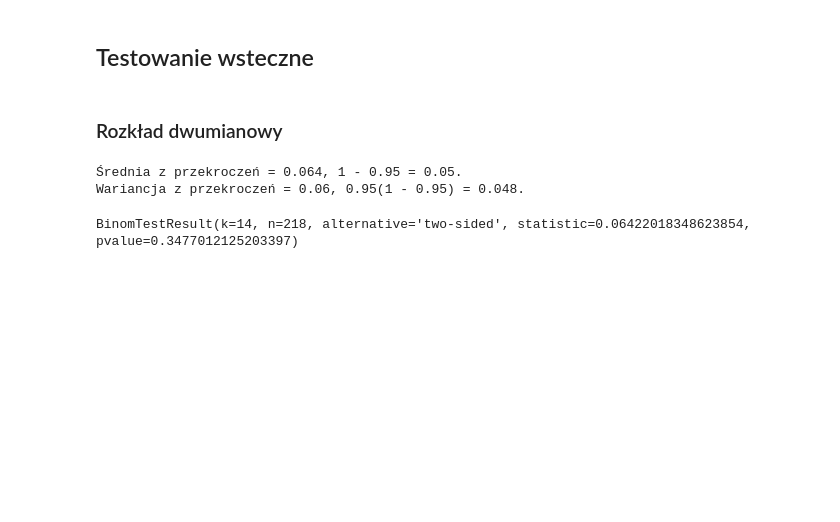
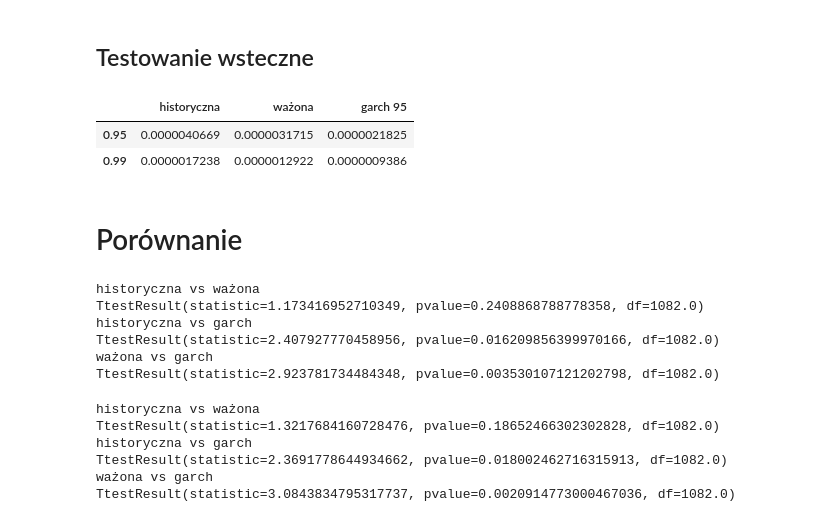
Before and after one commit to OlaHodera/risk, a Jupyter notebook: projekt3/historical_expectiles.ipynb, the cells around one changed output. Saved outputs shown, nothing was run; the diff lists cells and outputs as text; code cells hidden in the pictures; blank space fills up the shorter version.

```diff
--- a/projekt3/historical_expectiles.ipynb
+++ b/projekt3/historical_expectiles.ipynb
@@ -177,16 +111,14 @@ plt.savefig(f"pics\\{params['name']}\\procent-evar95-garch.png")
 # %% [markdown]
 ## Testowanie wsteczne
-# %% [markdown]
-### Rozkład dwumianowy
-# %%
-print('Średnia z przekroczeń = {}, 1 - {} = {}.\nWariancja z przekroczeń = {}, {}(1 - {}) = {}.'. \
-      format(*map(lambda x: np.round(x, 3),
-                  [I_garch.mean(), alpha, 1 - alpha,
-                   I_garch.var(), alpha, alpha, alpha * (1 - alpha)])))
-# %% [output]
-Średnia z przekroczeń = 0.064, 1 - 0.95 = 0.05.
-Wariancja z przekroczeń = 0.06, 0.95(1 - 0.95) = 0.048.
-# %%
-stats.binomtest(int(I_garch.sum()), n=I_garch.size, p=1-alpha)
-# %% [output]
-BinomTestResult(k=14, n=218, alternative='two-sided', statistic=0.06422018348623854, pvalue=0.3477012125203397)
+# %%
+S95_garch = scoring_expectile(data.returns, data.var95_garch, .95)
+S99_garch = scoring_expectile(data.returns, data.var99_garch, .99)
+
+scoring_df['garch 95'] =  [np.mean(S95_garch), np.mean(S99_garch)]
+scoring_df
+# %% [output]
+|  | historyczna | ważona | garch 95 |
+| 0.95 | 0.0000040669 | 0.0000031715 | 0.0000021825 |
+| 0.99 | 0.0000017238 | 0.0000012922 | 0.0000009386 |
+# %% [markdown]
+# Porównanie
@@ -192,0 +128,20 @@ BinomTestResult(k=14, n=218, alternative='two-sided', statistic=0.06422018348623
+# %%
+for a, b in itertools.combinations(S95s.keys(), 2):
+    print(f'{a} vs {b}\n{stats.ttest_ind(S95s[a], S95s[b])}')
+# %% [output]
+historyczna vs ważona
+TtestResult(statistic=1.173416952710349, pvalue=0.2408868788778358, df=1082.0)
+historyczna vs garch
+TtestResult(statistic=2.407927770458956, pvalue=0.016209856399970166, df=1082.0)
+ważona vs garch
+TtestResult(statistic=2.923781734484348, pvalue=0.003530107121202798, df=1082.0)
+# %%
+for a, b in itertools.combinations(S99s.keys(), 2):
+    print(f'{a} vs {b}\n{stats.ttest_ind(S99s[a], S99s[b])}')
+# %% [output]
+historyczna vs ważona
+TtestResult(statistic=1.3217684160728476, pvalue=0.18652466302302828, df=1082.0)
+historyczna vs garch
+TtestResult(statistic=2.3691778644934662, pvalue=0.018002462716315913, df=1082.0)
+ważona vs garch
+TtestResult(statistic=3.0843834795317737, pvalue=0.0020914773000467036, df=1082.0)
```
Also changed, not shown: parts of 29 cells of this notebook, 7 other files.
